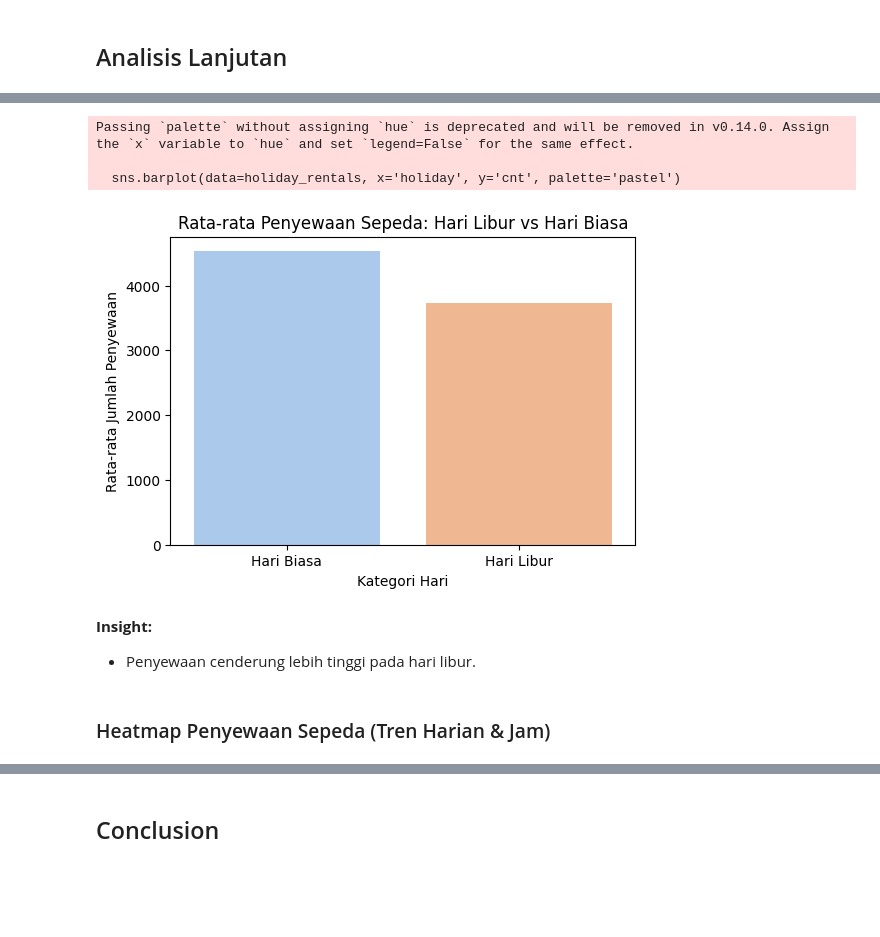
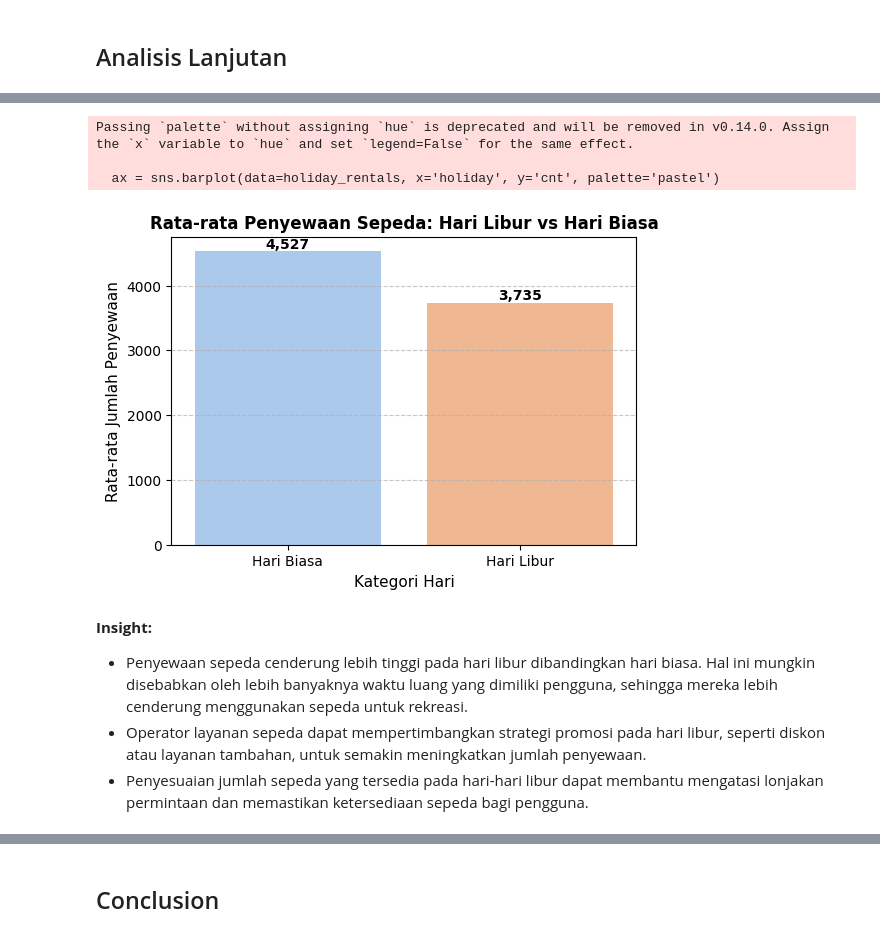
Before and after one commit to habbazettt/submission_analysis_dicoding, a Jupyter notebook: Proyek_Analisis_Data.ipynb, the cells around one changed output, grey strips where cells are left out. Drawn from its saved outputs; the diff is of its cells as text; code cells hidden in the pictures; blank space fills up the shorter version.

```diff
--- a/Proyek_Analisis_Data.ipynb
+++ b/Proyek_Analisis_Data.ipynb
@@ -363,12 +364,12 @@ Passing `palette` without assigning `hue` is deprecated and will be removed in v
 # %%
 # Mengelompokkan hari berdasarkan jumlah penyewaan sepeda
-bins = [0, 2000, 4000, 6000, 10000]
+bins = [0, 2000, 4000, 6000, day_df['cnt'].max()]
 labels = ['Rendah', 'Sedang', 'Tinggi', 'Sangat Tinggi']
-day_df['cluster_usage'] = pd.cut(day_df['cnt'], bins=bins, labels=labels)
+day_df['cluster_usage'] = pd.cut(day_df['cnt'], bins=bins, labels=labels, include_lowest=True)
 
 # Visualisasi hasil clustering
 plt.figure(figsize=(8, 5))
-sns.countplot(data=day_df, x='cluster_usage', palette='coolwarm')
+sns.countplot(data=day_df, x='cluster_usage', palette='coolwarm', order=['Rendah', 'Sedang', 'Tinggi', 'Sangat Tinggi'])
 plt.title('Distribusi Clustering Berdasarkan Penggunaan Sepeda')
 plt.xlabel('Kategori Penggunaan')
 plt.ylabel('Jumlah Hari')
@@ -412,26 +432,37 @@ Passing `palette` without assigning `hue` is deprecated and will be removed in v
 # %%
 # Visualisasi perbandingan jumlah penyewaan antara hari biasa dan hari libur
 plt.figure(figsize=(6, 4))
 
 # Menghitung rata-rata jumlah penyewaan untuk hari biasa dan hari libur
 holiday_rentals = day_df.groupby('holiday')['cnt'].mean().reset_index()
 
-# Membuat bar chart
-sns.barplot(data=holiday_rentals, x='holiday', y='cnt', palette='pastel')
+# Mengubah label untuk meningkatkan keterbacaan
+holiday_labels = {0: 'Hari Biasa', 1: 'Hari Libur'}
+holiday_rentals['holiday'] = holiday_rentals['holiday'].map(holiday_labels)
 
-# Mengubah label sumbu x
-plt.xticks([0, 1], ['Hari Biasa', 'Hari Libur'])
-plt.title('Rata-rata Penyewaan Sepeda: Hari Libur vs Hari Biasa')
-plt.xlabel('Kategori Hari')
-plt.ylabel('Rata-rata Jumlah Penyewaan')
+# Membuat bar chart dengan anotasi
+ax = sns.barplot(data=holiday_rentals, x='holiday', y='cnt', palette='pastel')
+
+# Menambahkan label nilai pada setiap batang
+for p in ax.patches:
+    ax.annotate(f'{p.get_height():,.0f}',
+                (p.get_x() + p.get_width() / 2, p.get_height()),
+                ha='center', va='bottom', fontsize=10, fontweight='bold')
+
+plt.title('Rata-rata Penyewaan Sepeda: Hari Libur vs Hari Biasa', fontsize=12, fontweight='bold')
+plt.xlabel('Kategori Hari', fontsize=11)
+plt.ylabel('Rata-rata Jumlah Penyewaan', fontsize=11)
+plt.xticks(fontsize=10)
+plt.yticks(fontsize=10)
+plt.grid(axis='y', linestyle='--', alpha=0.7)
 plt.show()
 # %% [output]
 Passing `palette` without assigning `hue` is deprecated and will be removed in v0.14.0. Assign the `x` variable to `hue` and set `legend=False` for the same effect.
 
-  sns.barplot(data=holiday_rentals, x='holiday', y='cnt', palette='pastel')
+  ax = sns.barplot(data=holiday_rentals, x='holiday', y='cnt', palette='pastel')
-[figure, old version]
+[figure, new version]
-# %% [markdown]
-**Insight:**
-- Penyewaan cenderung lebih tinggi pada hari libur.
-# %% [markdown]
-### Heatmap Penyewaan Sepeda (Tren Harian & Jam)
+# %% [markdown]
+**Insight:**
+- Penyewaan sepeda cenderung lebih tinggi pada hari libur dibandingkan hari biasa. Hal ini mungkin disebabkan oleh lebih banyaknya waktu luang yang dimiliki pengguna, sehingga mereka lebih cenderung menggunakan sepeda untuk rekreasi.
+- Operator layanan sepeda dapat mempertimbangkan strategi promosi pada hari libur, seperti diskon atau layanan tambahan, untuk semakin meningkatkan jumlah penyewaan.
+- Penyesuaian jumlah sepeda yang tersedia pada hari-hari libur dapat membantu mengatasi lonjakan permintaan dan memastikan ketersediaan sepeda bagi pengguna.
```
Also changed, not shown: parts of 16 cells of this notebook, 1 other file.
